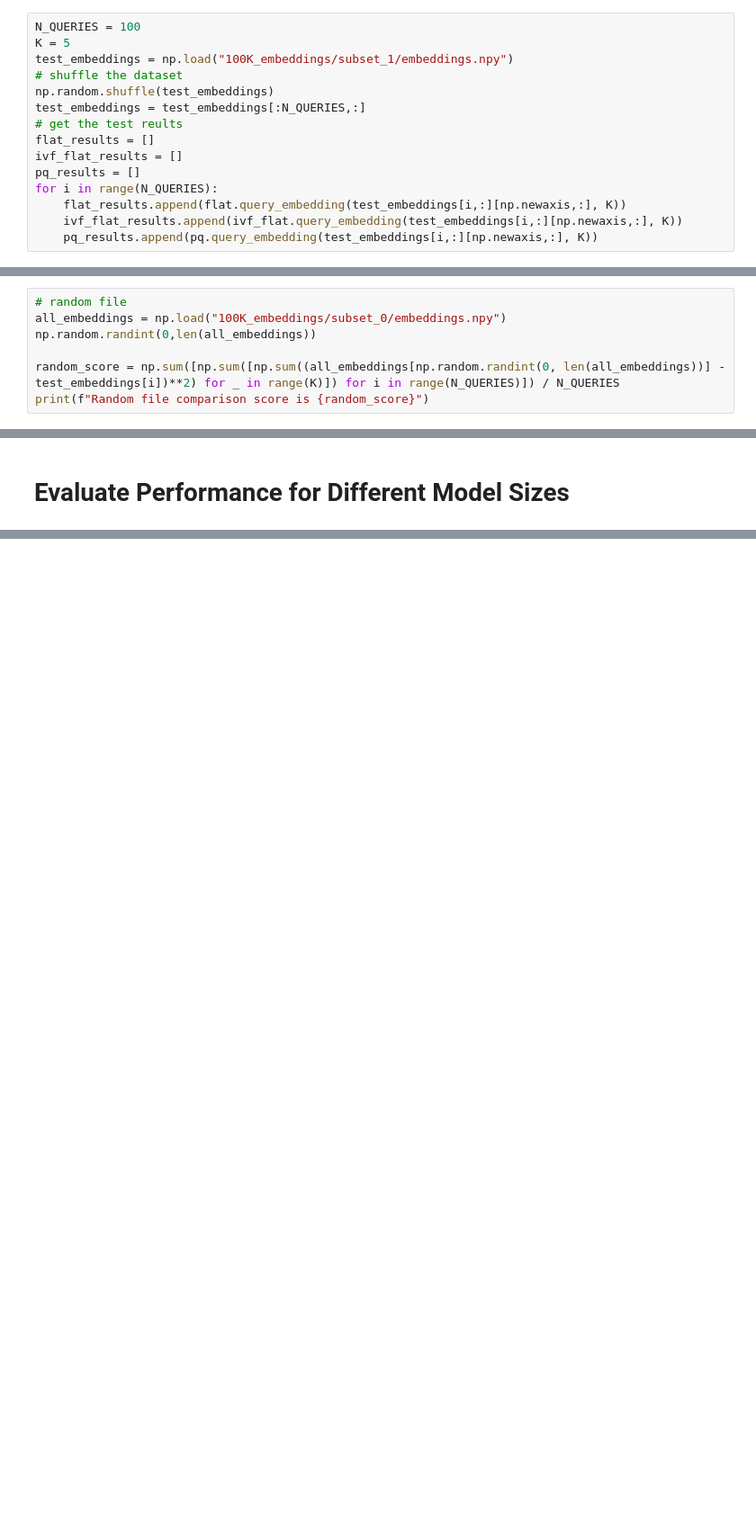
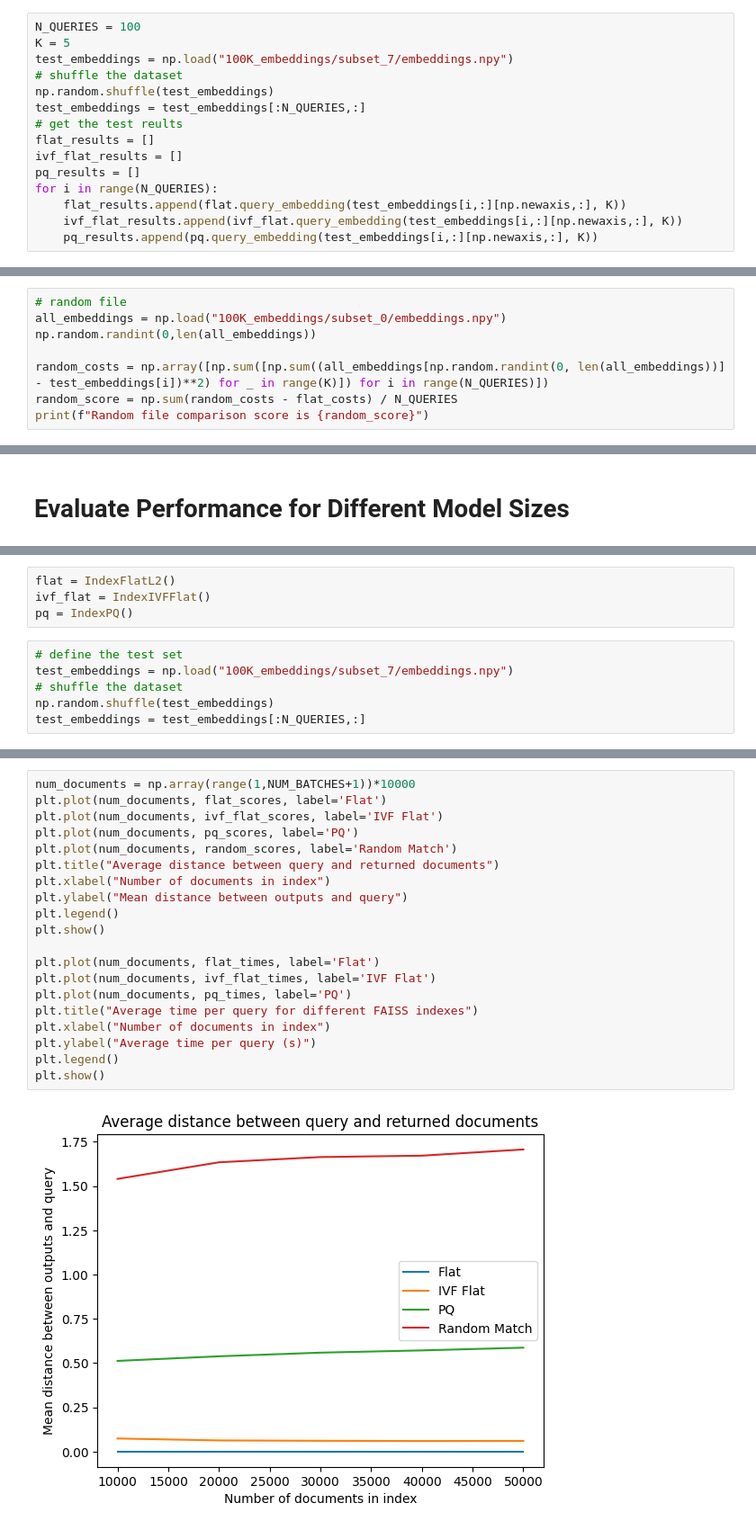
Before and after one commit to hc-sc-ocdo-bdpd/RagLLM, a Jupyter notebook: faiss_experiments.ipynb, the cells around one changed output, grey strips where cells are left out. Shown at 90% size. Saved outputs shown, nothing was run; the diff lists cells and outputs as text; blank space fills up the shorter version.

Commit message:
Evaluated the performance of the models for 10k up to 50k documents

```diff
--- a/faiss_experiments.ipynb
+++ b/faiss_experiments.ipynb
@@ -140,7 +140,7 @@ Create a test set of queries
 # %%
 N_QUERIES = 100
 K = 5
-test_embeddings = np.load("100K_embeddings/subset_1/embeddings.npy")
+test_embeddings = np.load("100K_embeddings/subset_7/embeddings.npy")
 # shuffle the dataset
 np.random.shuffle(test_embeddings)
 test_embeddings = test_embeddings[:N_QUERIES,:]
@@ -187,6 +187,7 @@ PQ score is 0.485819924599608
 all_embeddings = np.load("100K_embeddings/subset_0/embeddings.npy")
 np.random.randint(0,len(all_embeddings))
 
-random_score = np.sum([np.sum([np.sum((all_embeddings[np.random.randint(0, len(all_embeddings))] - test_embeddings[i])**2) for _ in range(K)]) for i in range(N_QUERIES)]) / N_QUERIES
+random_costs = np.array([np.sum([np.sum((all_embeddings[np.random.randint(0, len(all_embeddings))] - test_embeddings[i])**2) for _ in range(K)]) for i in range(N_QUERIES)])
+random_score = np.sum(random_costs - flat_costs) / N_QUERIES
 print(f"Random file comparison score is {random_score}")
 # %% [output]
@@ -195,0 +203,10 @@ Random file comparison score is 2.722281844362036
+# %%
+flat = IndexFlatL2()
+ivf_flat = IndexIVFFlat()
+pq = IndexPQ()
+# %%
+# define the test set
+test_embeddings = np.load("100K_embeddings/subset_7/embeddings.npy")
+# shuffle the dataset
+np.random.shuffle(test_embeddings)
+test_embeddings = test_embeddings[:N_QUERIES,:]
@@ -195,0 +291,22 @@ Random file comparison score is 2.722281844362036
+# %%
+num_documents = np.array(range(1,NUM_BATCHES+1))*10000
+plt.plot(num_documents, flat_scores, label='Flat')
+plt.plot(num_documents, ivf_flat_scores, label='IVF Flat')
+plt.plot(num_documents, pq_scores, label='PQ')
+plt.plot(num_documents, random_scores, label='Random Match')
+plt.title("Average distance between query and returned documents")
+plt.xlabel("Number of documents in index")
+plt.ylabel("Mean distance between outputs and query")
+plt.legend()
+plt.show()
+
+plt.plot(num_documents, flat_times, label='Flat')
+plt.plot(num_documents, ivf_flat_times, label='IVF Flat')
+plt.plot(num_documents, pq_times, label='PQ')
+plt.title("Average time per query for different FAISS indexes")
+plt.xlabel("Number of documents in index")
+plt.ylabel("Average time per query (s)")
+plt.legend()
+plt.show()
+# %% [output]
+[figure, added]
```
Also changed, not shown: parts of 4 cells of this notebook.
